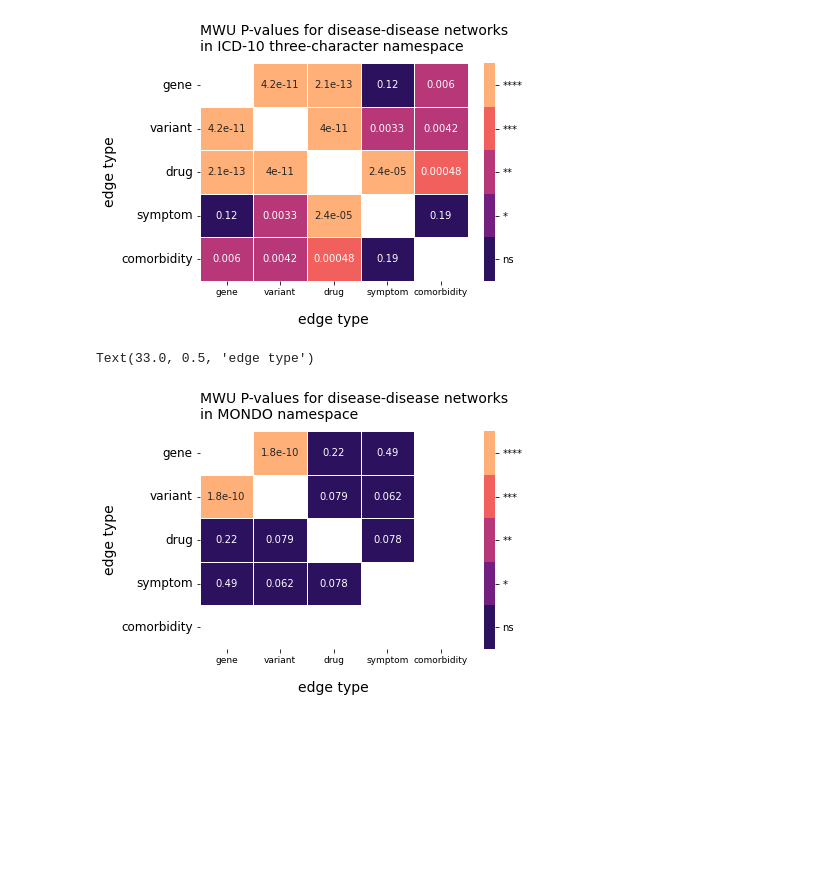
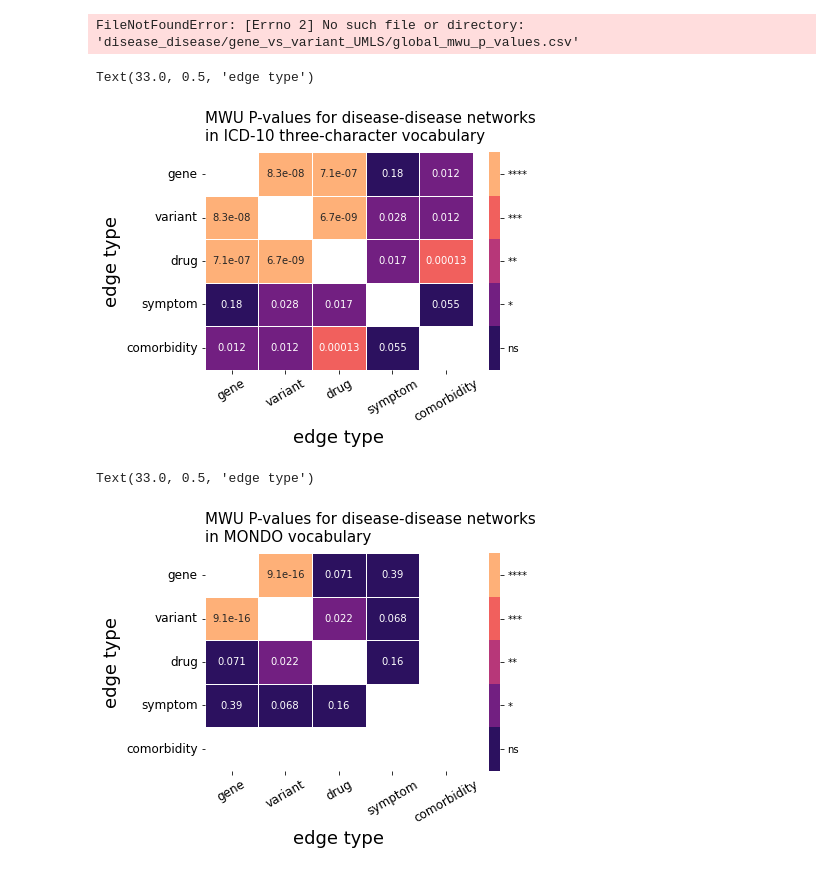
Before and after one commit to repotrial/graphsimqt, a Jupyter notebook: notebooks/plots_heatmaps.ipynb, the cells around one changed output. Drawn from its saved outputs; the diff is of its cells as text; code cells hidden in the pictures; blank space fills up the shorter version.

Commit message:
updated notebooks for plotting

```diff
--- a/notebooks/plots_heatmaps.ipynb
+++ b/notebooks/plots_heatmaps.ipynb
@@ -8,8 +8,9 @@ pd.set_option('display.float_format', '{:.2g}'.format)
 # %%
 types = ['gene','variant','drug','symptom','comorbidity']
 # %%
-# distance_type = 'topology_only'
-distance_type = 'normalized_ranks'
+distance_type = 'topology_only'
+# distance_type = 'normalized_ranks'
+# distance_type = 'normalized_scores'
 # %%
 icd_10_mwu_p_values = pd.DataFrame(index=types,columns=types)
 for type_1, type_2 in itt.combinations(types, 2):
@@ -19,6 +20,12 @@ mondo_mwu_p_values = pd.DataFrame(index=types,columns=types)
 for type_1, type_2 in itt.combinations(types[:-1], 2):
     filename = f'disease_disease/{type_1}_vs_{type_2}/global_mwu_p_values.csv'
     mondo_mwu_p_values.loc[{type_1},{type_2}] = pd.read_csv(filename, index_col='distance_type').loc[distance_type,'p_value']
+umls_mwu_p_values = pd.DataFrame(index=types,columns=types)
+for type_1, type_2 in itt.combinations(types[:-1], 2):
+    filename = f'disease_disease/{type_1}_vs_{type_2}_UMLS/global_mwu_p_values.csv'
+    umls_mwu_p_values.loc[{type_1},{type_2}] = pd.read_csv(filename, index_col='distance_type').loc[distance_type,'p_value']
+# %% [output]
+FileNotFoundError: [Errno 2] No such file or directory: 'disease_disease/gene_vs_variant_UMLS/global_mwu_p_values.csv'
 # %%
 for type_1, type_2 in itt.permutations(types, 2):
     if np.isnan(icd_10_mwu_p_values.loc[type_1, type_2]):
@@ -26,12 +33,17 @@ for type_1, type_2 in itt.permutations(types, 2):
 for type_1, type_2 in itt.permutations(types[:-1], 2):
     if np.isnan(mondo_mwu_p_values.loc[type_1, type_2]):
         mondo_mwu_p_values.loc[type_1, type_2] = mondo_mwu_p_values.loc[type_2, type_1]
+    if np.isnan(umls_mwu_p_values.loc[type_1, type_2]):
+        umls_mwu_p_values.loc[type_1, type_2] = umls_mwu_p_values.loc[type_2, type_1]
 icd_10_mwu_p_values.index = pd.CategoricalIndex(types, name='connector')
 icd_10_mwu_p_values.columns = pd.CategoricalIndex(types, name='connector')
 mondo_mwu_p_values.index = pd.CategoricalIndex(types, name='connector')
 mondo_mwu_p_values.columns = pd.CategoricalIndex(types, name='connector')
+umls_mwu_p_values.index = pd.CategoricalIndex(types, name='connector')
+umls_mwu_p_values.columns = pd.CategoricalIndex(types, name='connector')
 icd_10_mwu_p_values = icd_10_mwu_p_values.astype(float)
 mondo_mwu_p_values = mondo_mwu_p_values.astype(float)
+umls_mwu_p_values = umls_mwu_p_values.astype(float)
 # %%
 def p_value_to_significance(p):
     if p <= 0.0001:
@@ -58,22 +74,24 @@ mondo_mwu_levels.columns = pd.CategoricalIndex(types, name='edge type')
 # %%
 cmap = sns.color_palette("magma", 5)
 ax = sns.heatmap(icd_10_mwu_levels, cmap=cmap, annot=icd_10_mwu_p_values, linewidths=.5, vmin=0, vmax=4)
 colorbar = ax.collections[0].colorbar
 r = colorbar.vmax - colorbar.vmin
 colorbar.set_ticks([colorbar.vmin + r / 5 * (0.5 + i) for i in range(5)])
 colorbar.set_ticklabels(['ns','*','**','***','****'])
-ax.set_title('MWU P-values for disease-disease networks\nin ICD-10 three-character namespace', loc='left', fontsize=14, pad=12)
-plt.xticks(size=9)
+ax.set_title('MWU P-values for disease-disease networks\nin ICD-10 three-character vocabulary', loc='left', fontsize=15, pad=12)
+plt.xticks(rotation=30, size=12)
 plt.yticks(rotation=0,size=12)
-plt.xlabel('edge type', fontsize=14, labelpad=16)
-plt.ylabel('edge type', fontsize=14)
-
-plt.savefig('dis_dis_icd10_normRank.pdf',bbox_inches='tight')
-plt.savefig('dis_dis_icd10_normRank.png', bbox_inches='tight', dpi=600)
-# plt.savefig('dis_dis_icd10_topology.pdf',bbox_inches='tight')
-# plt.savefig('dis_dis_icd10_topology.png', bbox_inches='tight', dpi=600)
+plt.xlabel('edge type', fontsize=18, labelpad=5)
+plt.ylabel('edge type', fontsize=18, labelpad=5)
+# plt.savefig('dis_dis_icd10_normScore.pdf',bbox_inches='tight')
+# plt.savefig('dis_dis_icd10_normScore.png', bbox_inches='tight', dpi=600)
+# plt.savefig('dis_dis_icd10_normRank.pdf',bbox_inches='tight')
+# plt.savefig('dis_dis_icd10_normRank.png', bbox_inches='tight', dpi=600)
+plt.savefig('dis_dis_icd10_topology.pdf',bbox_inches='tight')
+plt.savefig('dis_dis_icd10_topology.png', bbox_inches='tight', dpi=600)
 # %% [output]
+Text(33.0, 0.5, 'edge type')
-[figure, old version]
+[figure, new version]
 # %%
 cmap = sns.color_palette("magma", 5)
 ax = sns.heatmap(mondo_mwu_levels, cmap=cmap, annot=mondo_mwu_p_values, linewidths=.5, vmin=0, vmax=4)
@@ -81,13 +99,17 @@ colorbar = ax.collections[0].colorbar
 r = colorbar.vmax - colorbar.vmin
 colorbar.set_ticks([colorbar.vmin + r / 5 * (0.5 + i) for i in range(5)])
 colorbar.set_ticklabels(['ns','*','**','***','****'])
-ax.set_title('MWU P-values for disease-disease networks\nin MONDO namespace', loc='left', fontsize=14, pad=12)
-plt.xticks(size=9)
+ax.set_title('MWU P-values for disease-disease networks\nin MONDO vocabulary', loc='left', fontsize=15, pad=12)
+plt.xticks(rotation=30, size=12)
 plt.yticks(rotation=0,size=12)
-plt.xlabel('edge type', fontsize=14, labelpad=16)
-plt.ylabel('edge type', fontsize=14)
-plt.savefig('dis_dis_mondo_normRank.pdf',bbox_inches='tight')
-plt.savefig('dis_dis_mondo_normRank.png', bbox_inches='tight', dpi=600)
+plt.xlabel('edge type', fontsize=18, labelpad=5)
+plt.ylabel('edge type', fontsize=18, labelpad=5)
+plt.savefig('dis_dis_mondo_topology.pdf',bbox_inches='tight')
+plt.savefig('dis_dis_mondo_topology.png', bbox_inches='tight', dpi=600)
+# plt.savefig('dis_dis_mondo_normRank.pdf',bbox_inches='tight')
+# plt.savefig('dis_dis_mondo_normRank.png', bbox_inches='tight', dpi=600)
+# plt.savefig('dis_dis_mondo_normScore.pdf',bbox_inches='tight')
+# plt.savefig('dis_dis_mondo_normScore.png', bbox_inches='tight', dpi=600)
 # %% [output]
 Text(33.0, 0.5, 'edge type')
-[figure, old version]
+[figure, new version]
```
Also changed, not shown: parts of 11 cells of this notebook, 29 other files.
